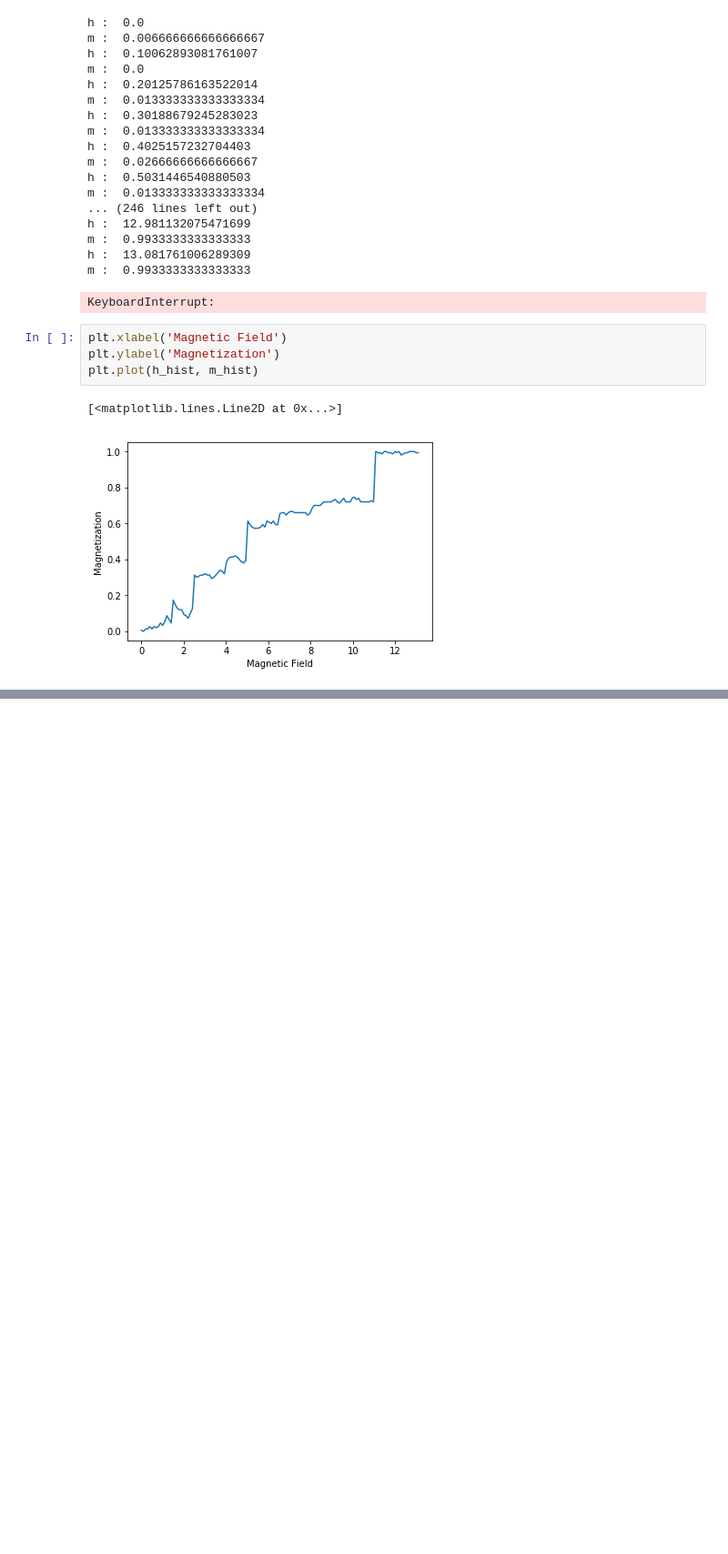
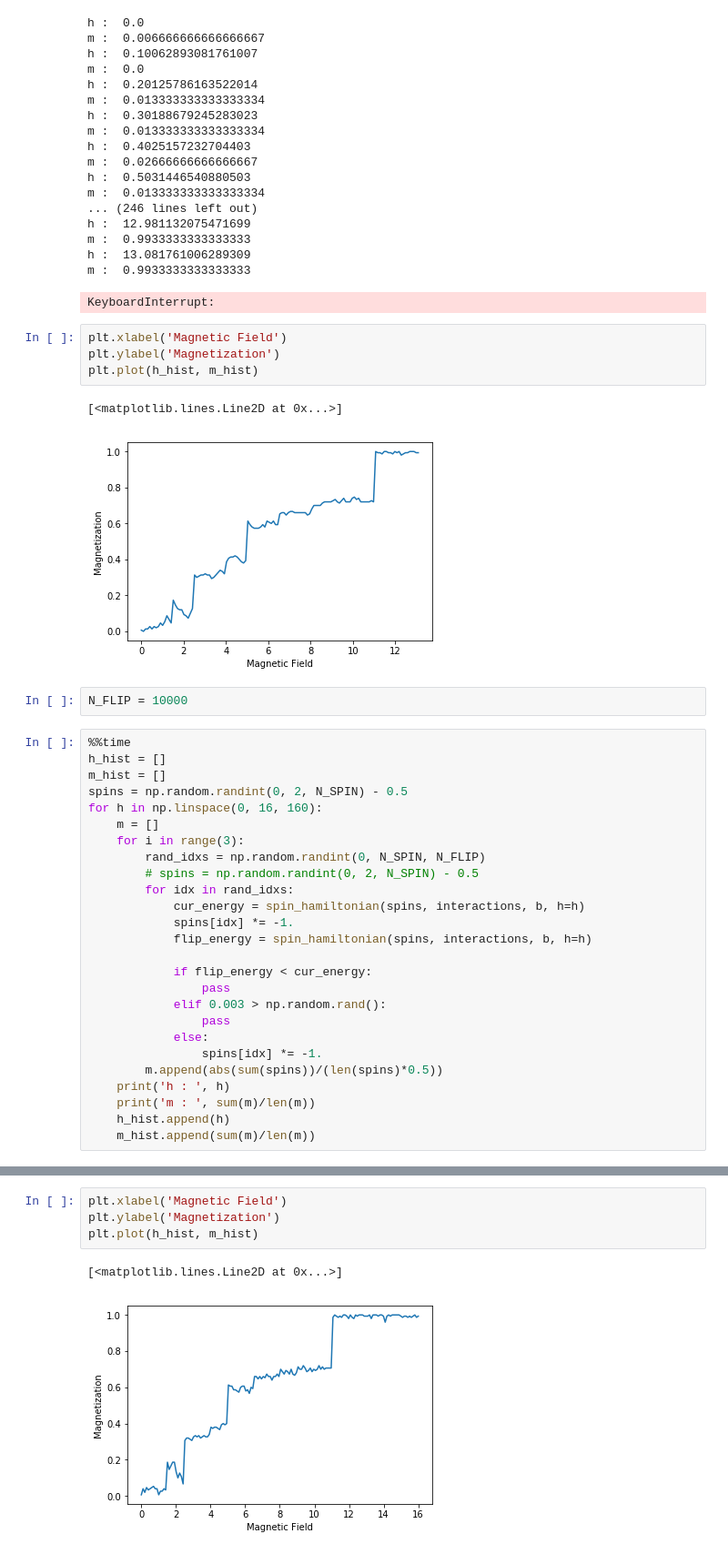
Before and after one commit to pondelion/PhysicsML, a Jupyter notebook: SpinInteractionBaysianEstimation/SpinInteractionBaysianEstimation.ipynb, the cells around one changed output, grey strips where cells are left out. Shown at 91% size. Drawn from its saved outputs; the diff is of its cells as text; blank space fills up the shorter version.

```diff
--- a/SpinInteractionBaysianEstimation/SpinInteractionBaysianEstimation.ipynb
+++ b/SpinInteractionBaysianEstimation/SpinInteractionBaysianEstimation.ipynb
@@ -281,3 +281,31 @@ plt.plot(h_hist, m_hist)
 # %% [output]
 [<matplotlib.lines.Line2D at 0x...>]
 [figure]
+# %%
+N_FLIP = 10000
+# %%
+%%time
+h_hist = []
+m_hist = []
+spins = np.random.randint(0, 2, N_SPIN) - 0.5
+for h in np.linspace(0, 16, 160):
+    m = []
+    for i in range(3):
+        rand_idxs = np.random.randint(0, N_SPIN, N_FLIP)
+        # spins = np.random.randint(0, 2, N_SPIN) - 0.5
+        for idx in rand_idxs:
+            cur_energy = spin_hamiltonian(spins, interactions, b, h=h)
+            spins[idx] *= -1.
+            flip_energy = spin_hamiltonian(spins, interactions, b, h=h)
+
+            if flip_energy < cur_energy:
+                pass
+            elif 0.003 > np.random.rand():
+                pass
+            else:
+                spins[idx] *= -1.
+        m.append(abs(sum(spins))/(len(spins)*0.5))
+    print('h : ', h)
+    print('m : ', sum(m)/len(m))
+    h_hist.append(h)
+    m_hist.append(sum(m)/len(m))
@@ -283,0 +330,7 @@ plt.plot(h_hist, m_hist)
+# %%
+plt.xlabel('Magnetic Field')
+plt.ylabel('Magnetization')
+plt.plot(h_hist, m_hist)
+# %% [output]
+[<matplotlib.lines.Line2D at 0x...>]
+[figure, added]
```
Also changed, not shown: parts of 1 cell of this notebook.
